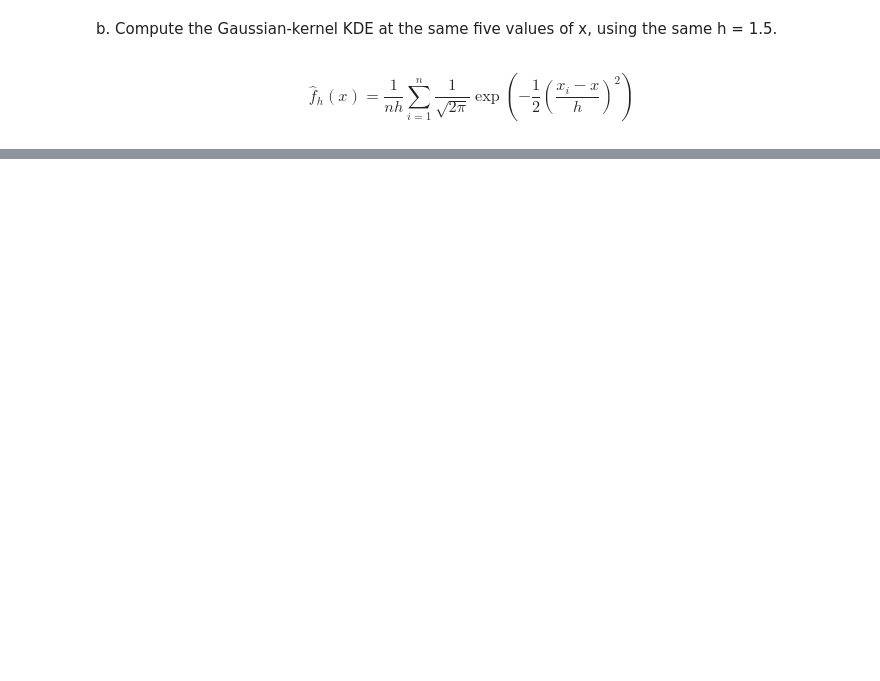
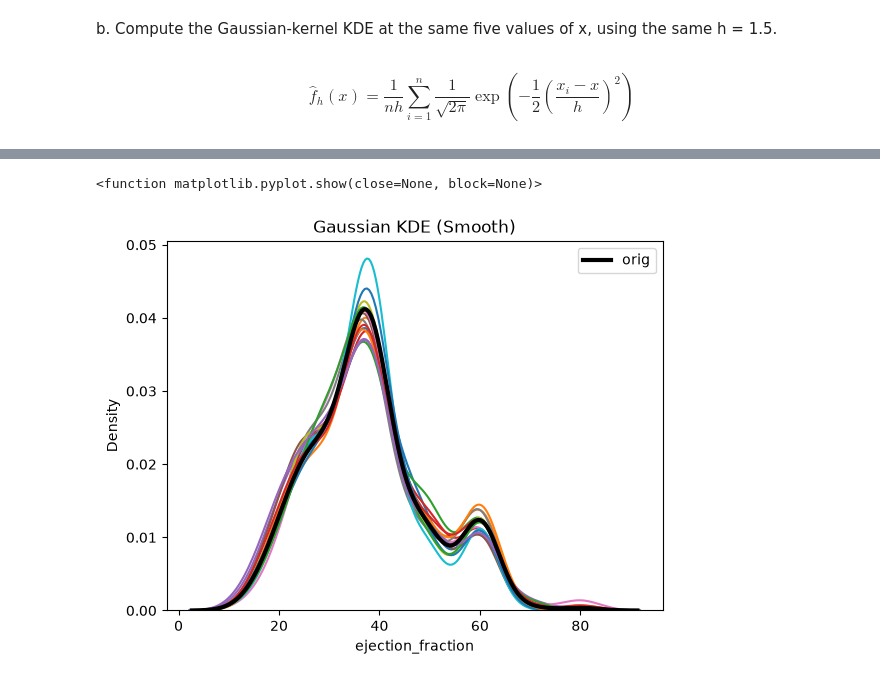
Before and after one commit to kaitlynNMcFadden/uu_kde, a Jupyter notebook: homework_problems.ipynb, the cells around one changed output, grey strips where cells are left out. Drawn from its saved outputs; the diff is of its cells as text; code cells hidden in the pictures; blank space fills up the shorter version.

```diff
--- a/homework_problems.ipynb
+++ b/homework_problems.ipynb
@@ -253,0 +324,12 @@ sns.kdeplot( data = data, fill = True).set(title='Gaussian KDE (Smooth)')
+# %%
+for i in range(15):
+    sample = data.sample(frac=1.0, replace=True)
+    sns.kdeplot( data = sample, x = 'ejection_fraction', fill = False).set(title='Gaussian KDE (Smooth)')
+
+
+sns.kdeplot(data=data, x='ejection_fraction', label='orig', color='black', linewidth='3')
+plt.legend()
+plt.show
+# %% [output]
+<function matplotlib.pyplot.show(close=None, block=None)>
+[figure, added]
```
Also changed, not shown: parts of 14 cells of this notebook.
